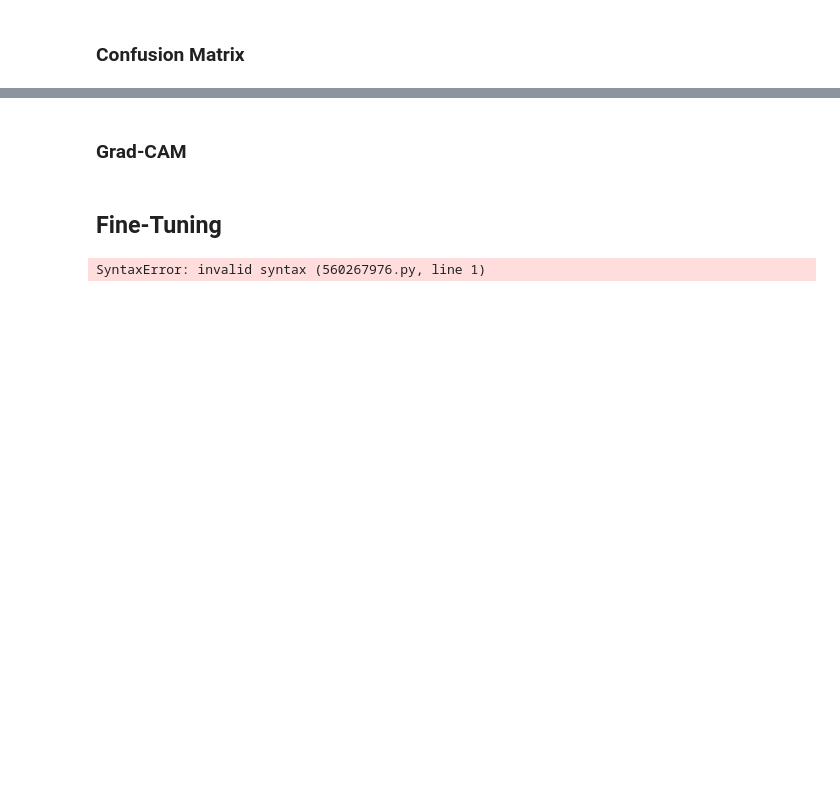
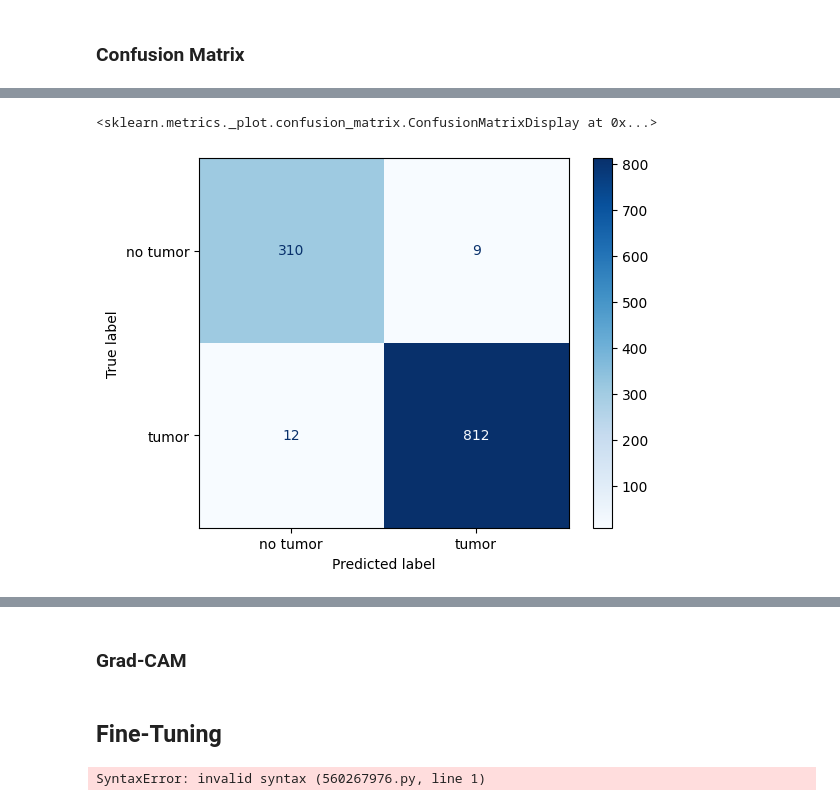
Before and after one commit to Jeremy-Duval-PhD/Brain_Tumor_MRI_Dataset, a Jupyter notebook: notebooks/Modeling.ipynb, the cells around one changed output, grey strips where cells are left out. Drawn from its saved outputs; the diff is of its cells as text; code cells hidden in the pictures; blank space fills up the shorter version.

Commit message:
WIP: modelling: confusion matrice analysis and verifications

```diff
--- a/notebooks/Modeling.ipynb
+++ b/notebooks/Modeling.ipynb
@@ -671,2 +592,16 @@ model.evaluate(val_ds)
 # %% [markdown]
 ### Confusion Matrix
+# %%
+# Predictions on val_ds
+y_true_type = []
+y_pred_type = []
+
+for x_batch, y_batch in val_ds:
+    preds = model.predict(x_batch)
+    y_true_type.extend(y_batch['tumor_presence'].numpy())
+    y_pred_type.extend((preds['tumor_presence'] > 0.5).astype(int).flatten())
+
+cm = confusion_matrix(y_true_type, y_pred_type)
+disp = ConfusionMatrixDisplay(confusion_matrix=cm, display_labels=["no tumor", "tumor"])
+disp.plot(cmap='Blues')
+# %% [output]
@@ -672,0 +625,2 @@ model.evaluate(val_ds)
+<sklearn.metrics._plot.confusion_matrix.ConfusionMatrixDisplay at 0x...>
+[figure, added]
```
Also changed, not shown: parts of 15 cells of this notebook, 3 other files.
